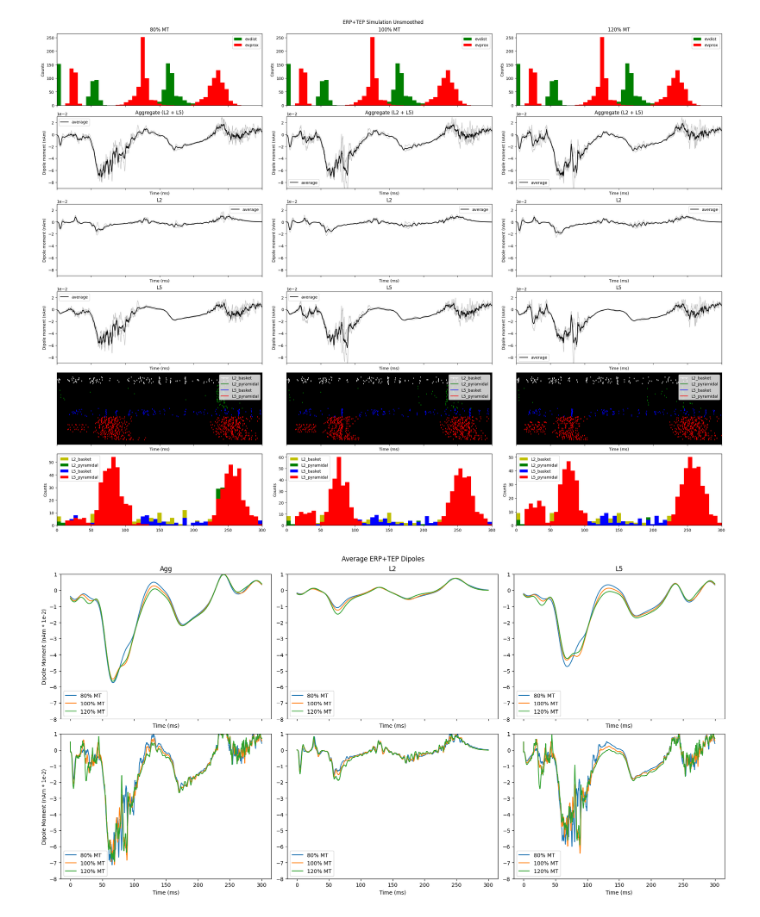
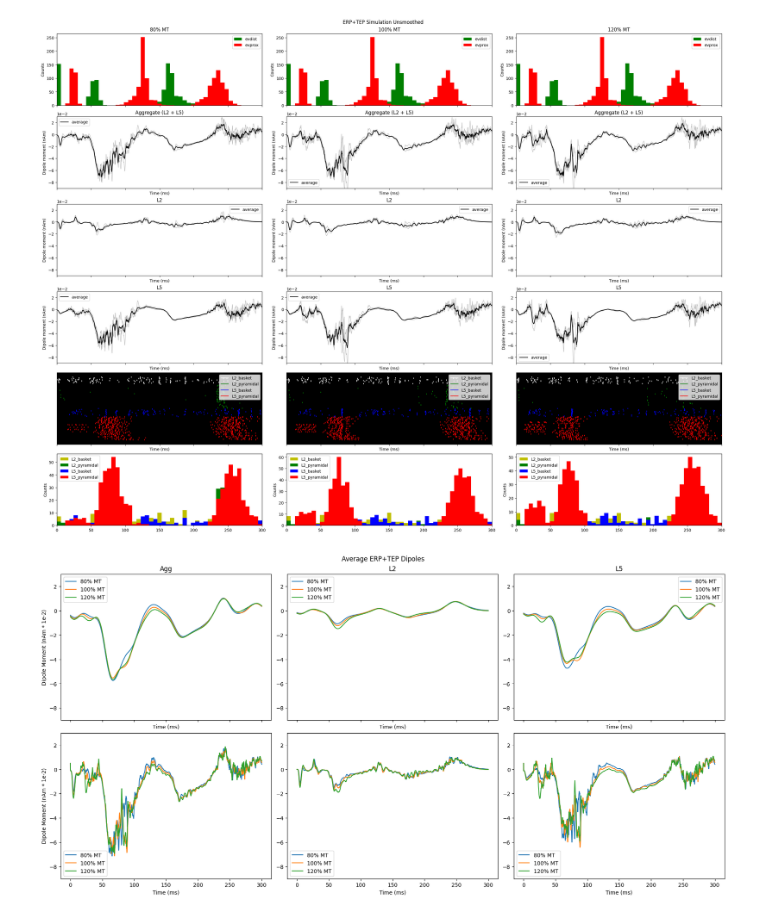
Before and after one commit to xgao35/HNN_TEP, a Jupyter notebook: ERP_TEP.ipynb, the cells around one changed output. Saved outputs shown, nothing was run; the diff lists cells and outputs as text; code cells hidden in the pictures.

```diff
--- a/ERP_TEP.ipynb
+++ b/ERP_TEP.ipynb
@@ -78,7 +78,7 @@ fig.suptitle('ERP+TEP Simulation Smoothed to 30ms')
 
 for i in range(len(nets)):
     dpls = dpls_list_smoothed[i]
-    ylim = [-6.5e-2, 2e-2]
+    ylim = [-9e-2, 3e-2]
 
     axes[0][i].set_title(f'{mts[i]}% MT')
     nets[i].cell_response.plot_spikes_hist(ax=axes[0][i], spike_types=['evprox', 'evdist'], trial_idx=0)
@@ -129,30 +129,30 @@ show_figure(fig)
 # %%
 # from hnn_core import average_dipoles
 # print(dpls_list_smoothed)
 avg_dipoles_smoothed = [average_dipoles(dpls) for dpls in dpls_list_smoothed]
 avg_dipoles_unsmoothed = [average_dipoles(dpls) for dpls in dpls_list_unsmoothed]
 
 fig, axes = plt.subplots(2, 3, sharex=True, figsize=(18, 9), constrained_layout=True)
 fig.suptitle("Average ERP+TEP Dipoles")
 for i, title in enumerate(["Agg", "L2", "L5"]):
     axes[0][i].set_title(title)
 for ax in axes:
     ax[0].set_ylabel("Dipole Moment (nAm * 1e-2)")
 
 for i, avg_dpls in enumerate([avg_dipoles_smoothed, avg_dipoles_unsmoothed]):
     for j, layer in enumerate(["agg", "L2", "L5"]):
         for dpl in avg_dpls:
             axes[i][j].plot(dpl.times, dpl.data[layer]*1e2)
         axes[i][j].legend(["80% MT", "100% MT", "120% MT"])
         axes[i][j].set_xlabel("Time (ms)")
-        axes[i][j].set_ylim([-8, 1])
+        axes[i][j].set_ylim([-9, 3])
 
 # for dpl in avg_dipoles_unsmoothed:
 #     axes[1].plot(dpl.times, dpl.data["agg"]*1e2)
 # axes[1].set_title("Average Dipoles Unsmoothed")
 # axes[1].legend(["80% MT", "100% MT", "120% MT"])
 # axes[1].set_xlabel("Time (ms)")
 # axes[1].set_ylabel("Dipole Moment (nAm * 1e-2)")
 # axes[1].set_ylim([-8, 1])
 # %% [output]
-[figure, old version]
+[figure, new version]
```
Also changed, not shown: parts of 1 cell of this notebook, 1 other file.
